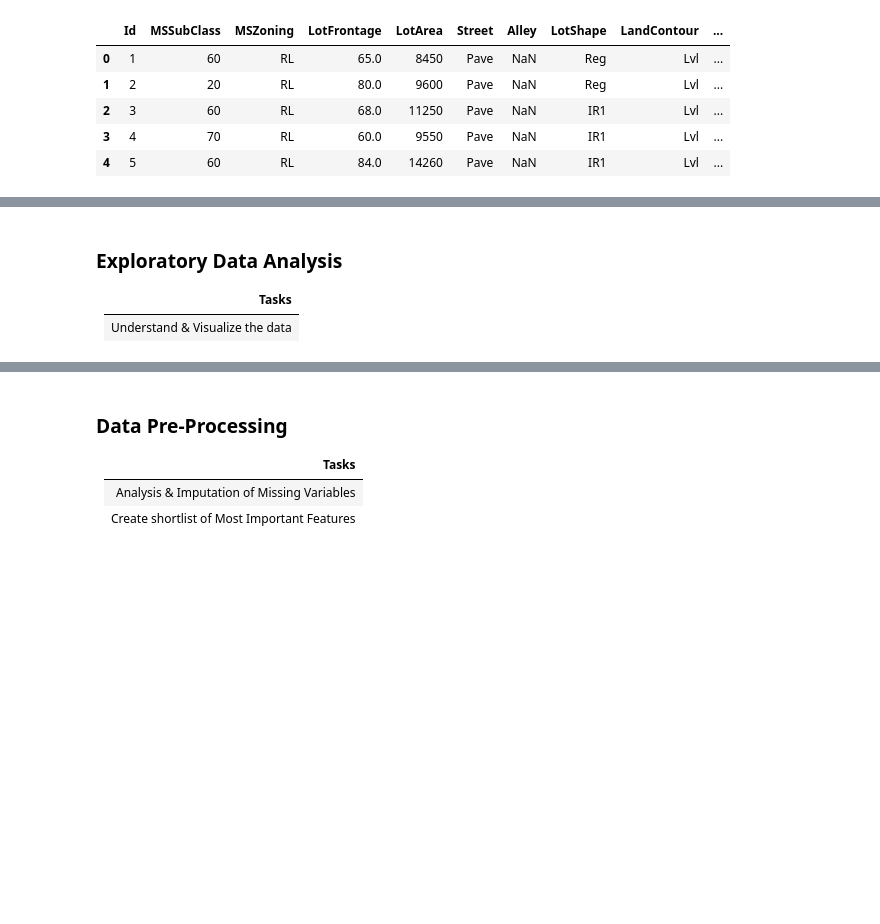
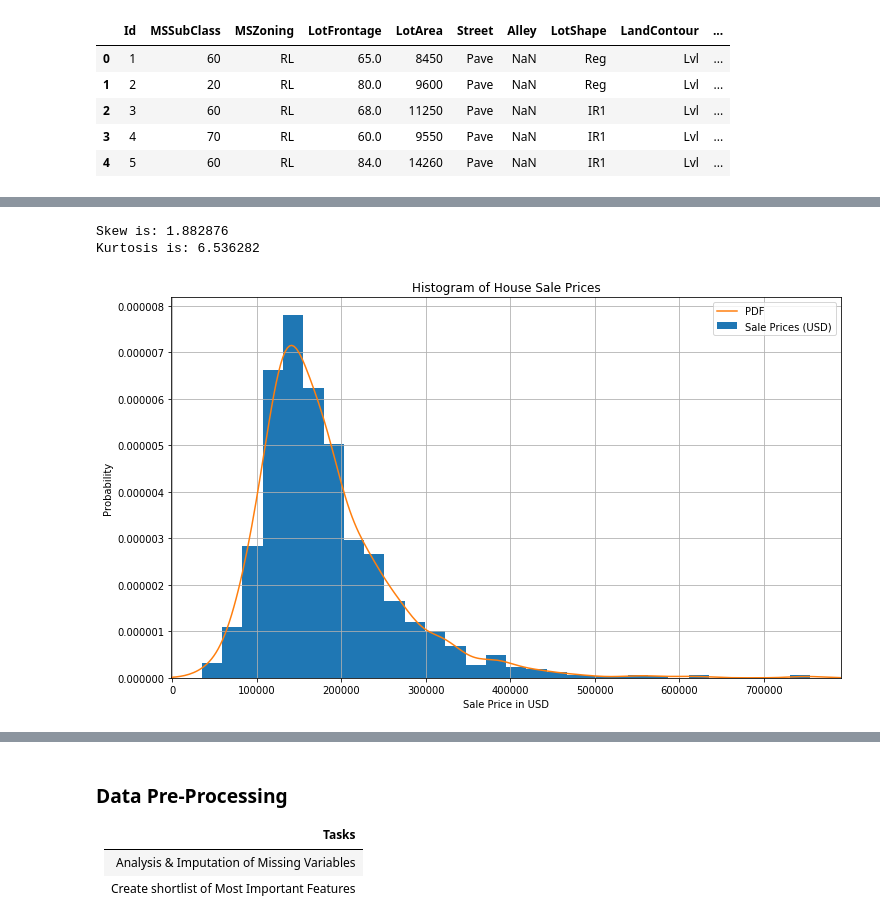
Before and after one commit to ericlundy87/House-Prices-Advanced-Regression-Techniques, a Jupyter notebook: p4_cheney.ipynb, the cells around one changed output, grey strips where cells are left out. Cells and saved outputs as stored; diff of their text form; code cells hidden in the pictures; blank space fills up the shorter version.

```diff
--- a/p4_cheney.ipynb
+++ b/p4_cheney.ipynb
@@ -64,9 +73,24 @@ train.describe()
 | 50% | 730.500000 | 50.000000 | 69.000000 | 9478.500000 | 6.000000 | 5.000000 | 1973.000000 | 1994.000000 | ... |
 | 75% | 1095.250000 | 70.000000 | 80.000000 | 11601.500000 | 7.000000 | 6.000000 | 2000.000000 | 2004.000000 | ... |
 | max | 1460.000000 | 190.000000 | 313.000000 | 215245.000000 | 10.000000 | 9.000000 | 2010.000000 | 2010.000000 | ... |
-# %% [markdown]
-### Exploratory Data Analysis
-
-| Tasks |
-| :- |
-| Understand & Visualize the data |
+# %%
+plt.figure(figsize = (12,7))
+x = train.SalePrice
+plt.hist(x, density = True, bins = 30, label = "Sale Prices (USD)")
+mn, mx = plt.xlim()
+plt.xlim(mn, mx)
+kde_xs = np.linspace(mn, mx, 301)
+kde = st.gaussian_kde(x)
+plt.plot(kde_xs, kde.pdf(kde_xs), label = "PDF")
+plt.grid()
+plt.legend(loc = "upper right")
+plt.ylabel('Probability')
+plt.xlabel('Sale Price in USD')
+plt.title("Histogram of House Sale Prices")
+
+print("Skew is:", "%3f" % train.SalePrice.skew())
+print("Kurtosis is:", "%3f" % train.SalePrice.kurt())
+# %% [output]
+Skew is: 1.882876
+Kurtosis is: 6.536282
+[figure, added]
```
Also changed, not shown: parts of 7 cells of this notebook, 1 other file.
